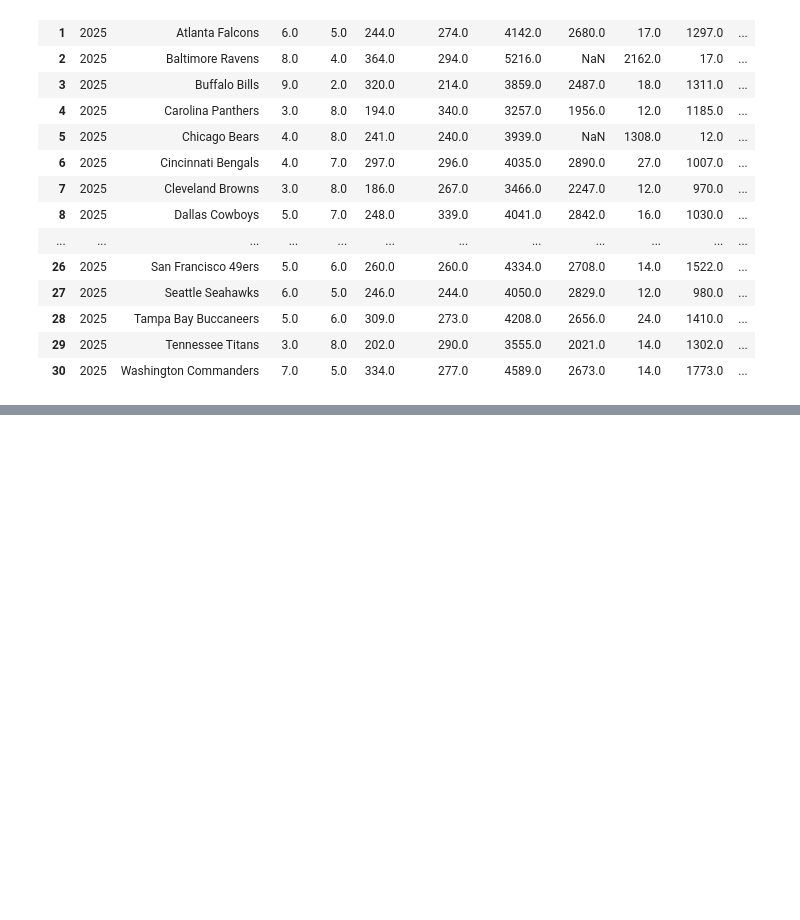
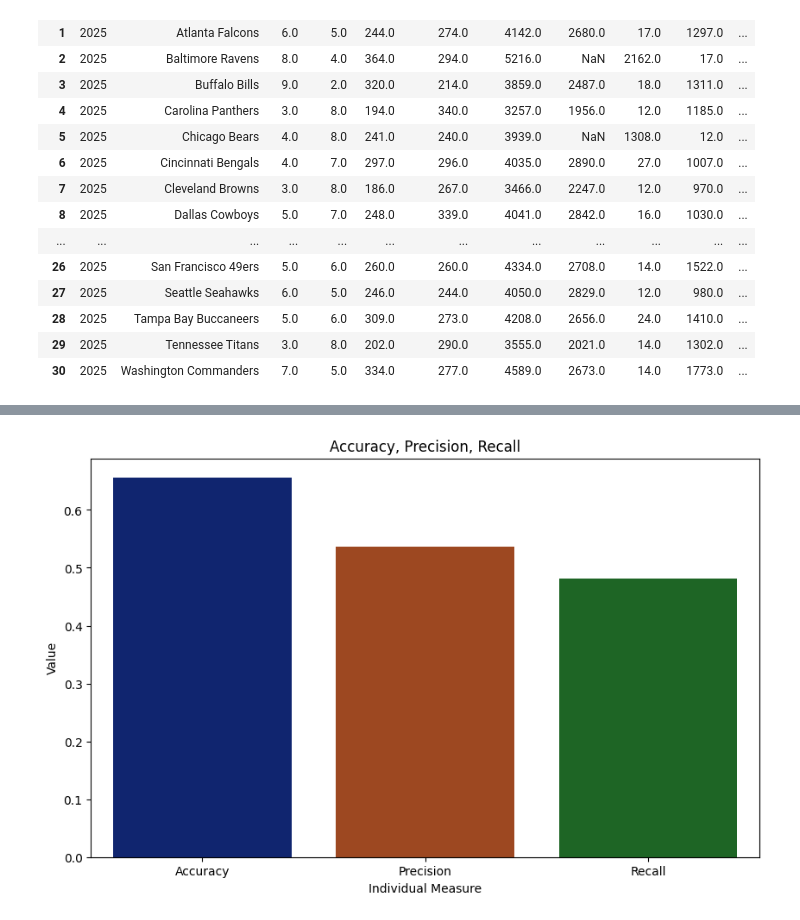
Before and after one commit to tuckerbrown5/AI-Final, a Jupyter notebook: AI_Final_Project.ipynb, the cells around one changed output, grey strips where cells are left out. Drawn from its saved outputs; the diff is of its cells as text; code cells hidden in the pictures; blank space fills up the shorter version.

```diff
--- a/AI_Final_Project.ipynb
+++ b/AI_Final_Project.ipynb
@@ -460,0 +484,11 @@ df4.tail(32)
+# %%
+metrics = list(results_dict2.keys())
+values = list(results_dict2.values())
+plt.figure(figsize=(10, 6))
+sns.barplot(x=metrics, y=values, palette='dark')
+plt.title('Accuracy, Precision, Recall')
+plt.xlabel('Individual Measure')
+plt.ylabel('Value')
+plt.show()
+# %% [output]
+[figure, added]
```
Also changed, not shown: parts of 5 cells of this notebook.
